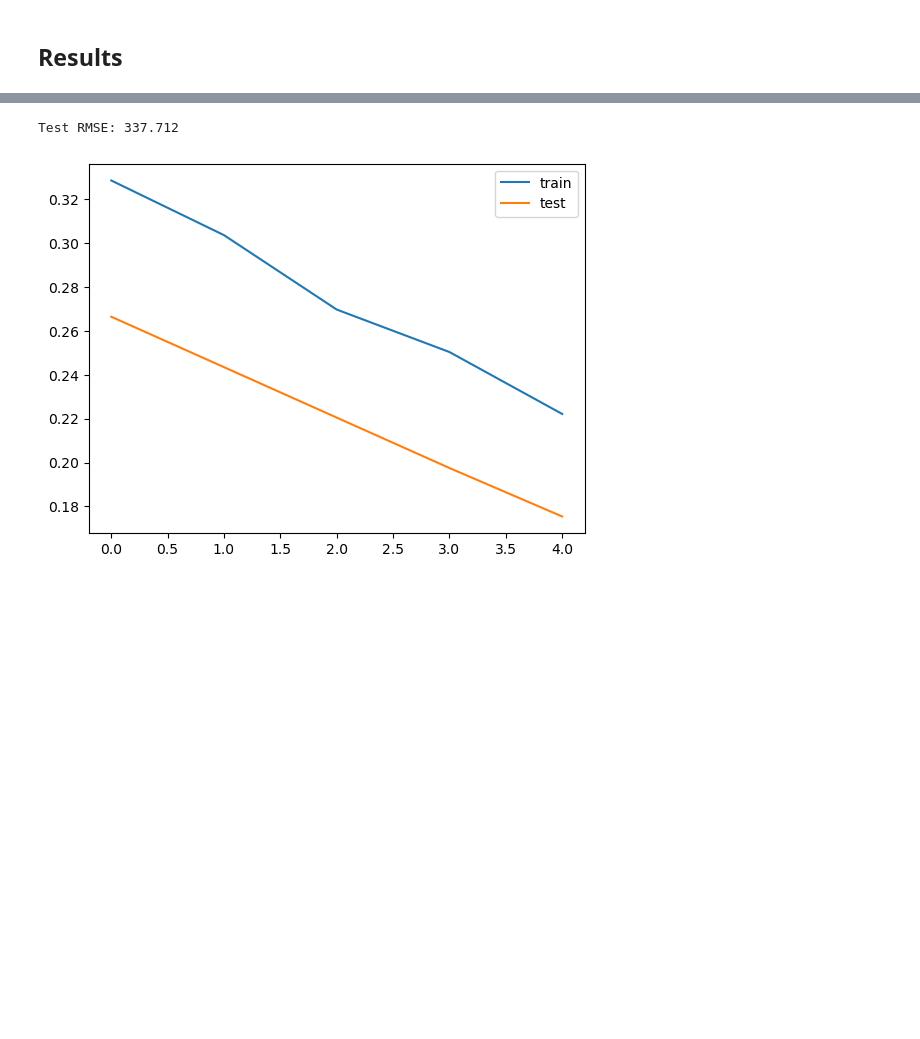
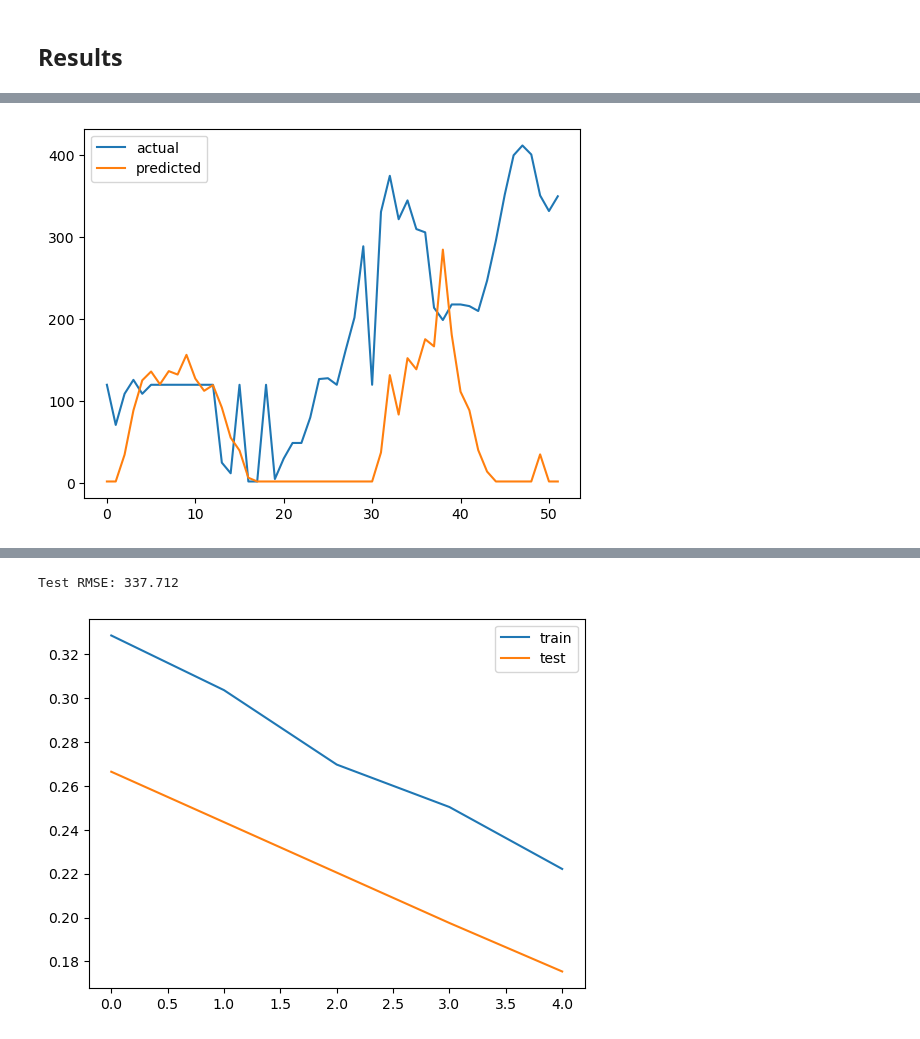
Before and after one commit to PLJX-2022/GA_project4_PredictDengueCases, a Jupyter notebook: codes/ZM_Model_LSTM.ipynb, the cells around one changed output, grey strips where cells are left out. Drawn from its saved outputs; the diff is of its cells as text; code cells hidden in the pictures; blank space fills up the shorter version.

```diff
--- a/codes/ZM_Model_LSTM.ipynb
+++ b/codes/ZM_Model_LSTM.ipynb
@@ -508,5 +598,5 @@ Epoch 5/5
 # %%
 # make a prediction
-yhat = model.predict(X_test)
-X_test = X_test.reshape((X_test.shape[0], n_hours*n_features))
+yhat = model.predict(X_test_full)
+X_test_full = X_test_full.reshape((X_test_full.shape[0], n_hours*n_features))
 # %% [output]
@@ -521,0 +666,7 @@ scaler = joblib.load('../data/scaler.joblib')
+# %%
+plt.plot(range(len(y_act_pred)),y_act_pred)
+plt.plot(range(len(y_act_pred)),inv_yhat)
+plt.legend(['actual', 'predicted'])
+plt.show()
+# %% [output]
+[figure, added]
```
Also changed, not shown: parts of 53 cells of this notebook, 3 other files.
